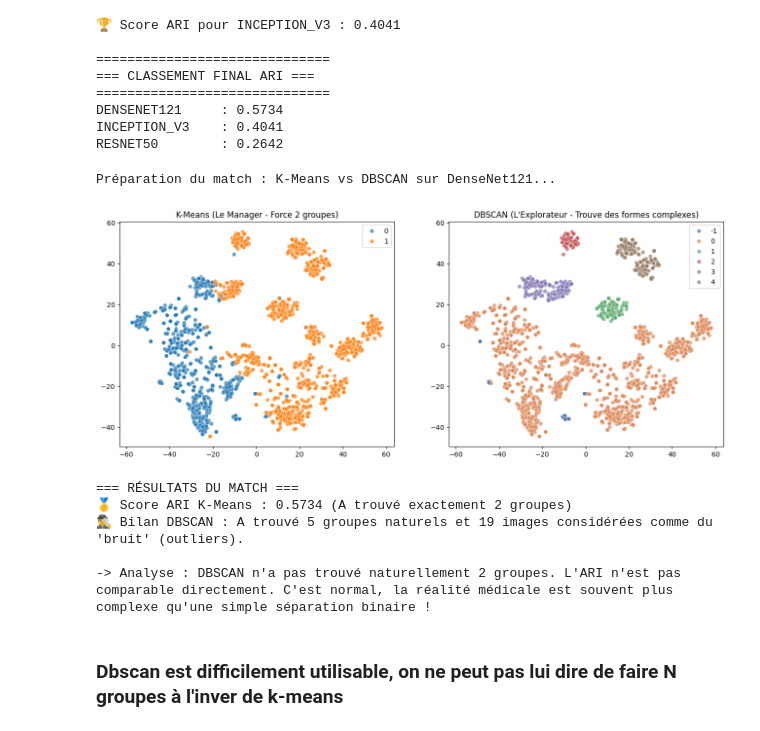
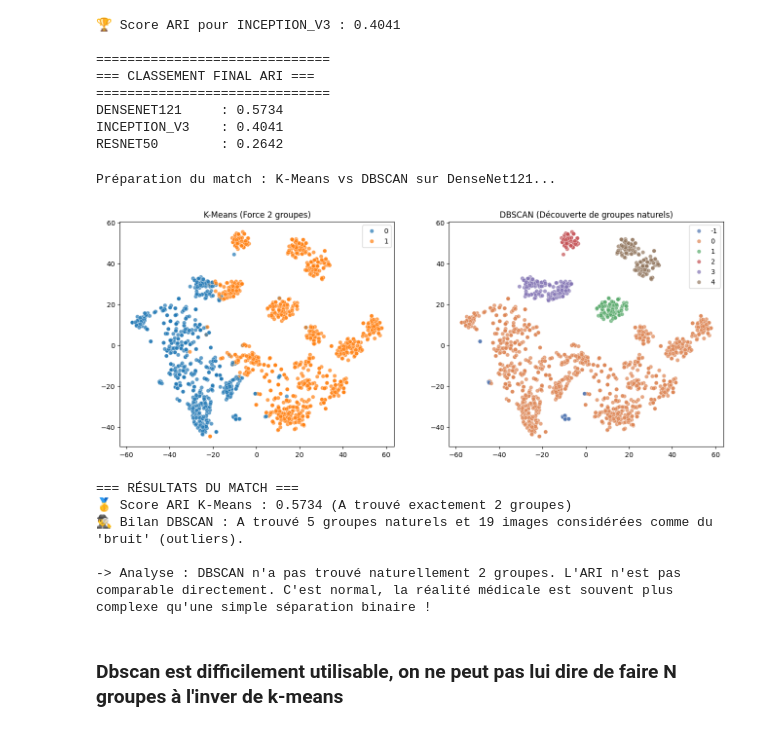
Before and after one commit to Apinsun/Projet10, a Jupyter notebook: projet10.ipynb, the cells around one changed output. Drawn from its saved outputs; the diff is of its cells as text; code cells hidden in the pictures.

```diff
--- a/projet10.ipynb
+++ b/projet10.ipynb
@@ -484,10 +508,6 @@ DENSENET121     : 0.5734
 INCEPTION_V3    : 0.4041
 RESNET50        : 0.2642
 # %%
-from sklearn.cluster import DBSCAN
-import matplotlib.pyplot as plt
-import seaborn as sns
-
 print("Préparation du match : K-Means vs DBSCAN sur DenseNet121...")
 
 # 1. On récupère les données de notre champion DenseNet
@@ -518,7 +538,7 @@ sns.scatterplot(
     hue=resultats_densenet121["labels_faibles"],
     palette=['#1f77b4', '#ff7f0e'], alpha=0.7, ax=axes[0]
 )
-axes[0].set_title("K-Means (Le Manager - Force 2 groupes)")
+axes[0].set_title("K-Means (Force 2 groupes)")
 
 # Graphe 2 : DBSCAN (L'Explorateur)
 # On utilise une palette dynamique car on ne sait pas combien de groupes il va trouver !
@@ -526,35 +546,35 @@ sns.scatterplot(
     x=coords_2d[:, 0], y=coords_2d[:, 1],
     hue=labels_dbscan,
     palette="deep", alpha=0.7, ax=axes[1]
 )
-axes[1].set_title("DBSCAN (L'Explorateur - Trouve des formes complexes)")
+axes[1].set_title("DBSCAN (Découverte de groupes naturels)")
 
 plt.show()
 
 # ==========================================
 # CALCUL DE L'ARI POUR DBSCAN
 # ==========================================
 # Pour K-Means, on a déjà le score
 ari_kmeans = evaluer_score_ari(features_norm, features_canc, resultats_densenet121)
 
 # Pour DBSCAN, c'est spécial : on doit le faire prédire sur les données de test
 # Problème : DBSCAN de base n'a pas de fonction .predict() !
 # En recherche, on évalue souvent DBSCAN directement sur l'ensemble complet
 # pour voir s'il sépare naturellement la donnée.
 # Mais pour rester simple, disons simplement qu'on observe le nombre de clusters trouvés :
 
 n_clusters_trouves = len(set(labels_dbscan)) - (1 if -1 in labels_dbscan else 0)
 n_bruit = list(labels_dbscan).count(-1)
 
 print("\n=== RÉSULTATS DU MATCH ===")
 print(f"🥇 Score ARI K-Means : {ari_kmeans:.4f} (A trouvé exactement 2 groupes)")
 print(f"🕵️‍♂️ Bilan DBSCAN : A trouvé {n_clusters_trouves} groupes naturels et {n_bruit} images considérées comme du 'bruit' (outliers).")
 
 if n_clusters_trouves != 2:
     print("\n-> Analyse : DBSCAN n'a pas trouvé naturellement 2 groupes. L'ARI n'est pas comparable directement. C'est normal, la réalité médicale est souvent plus complexe qu'une simple séparation binaire !")
 # %% [output]
 Préparation du match : K-Means vs DBSCAN sur DenseNet121...
-[figure, old version]
+[figure, new version]
 === RÉSULTATS DU MATCH ===
 🥇 Score ARI K-Means : 0.5734 (A trouvé exactement 2 groupes)
 🕵️‍♂️ Bilan DBSCAN : A trouvé 5 groupes naturels et 19 images considérées comme du 'bruit' (outliers).
```
Also changed, not shown: parts of 21 cells of this notebook.
